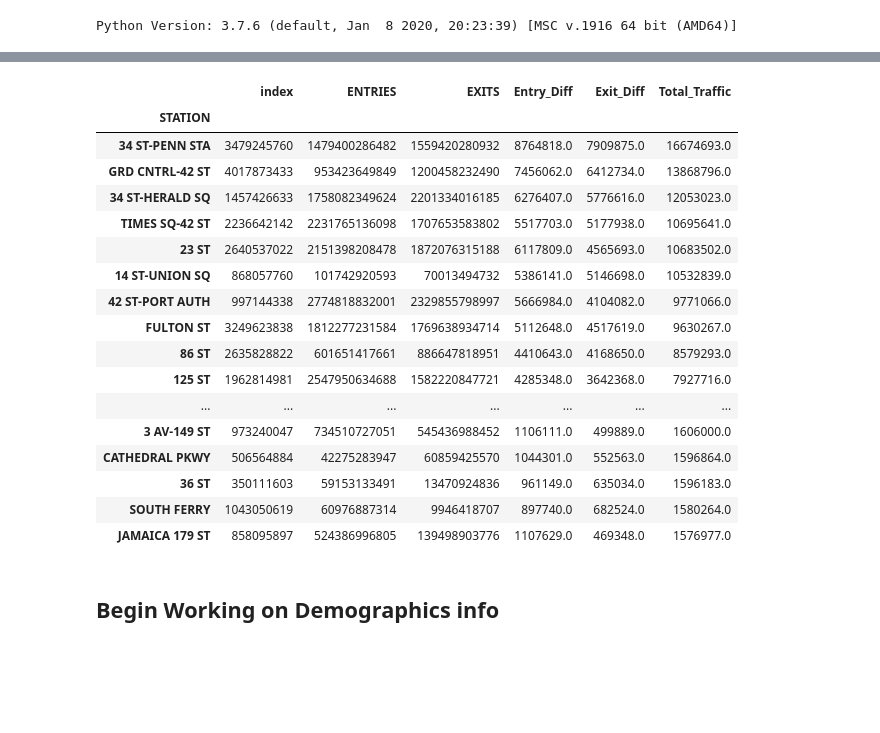
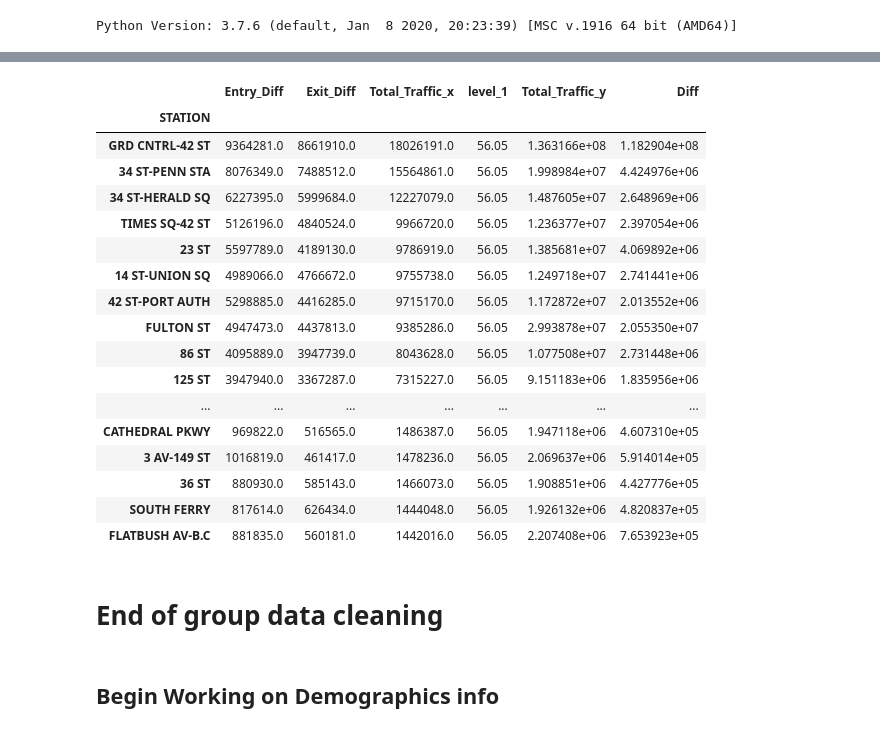
Before and after one commit to dfrantzsmart/Metis_Proj1_MTA, a Jupyter notebook: MTA_Data_Cleaning.ipynb, the cells around one changed output, grey strips where cells are left out. Cells and saved outputs as stored; diff of their text form; code cells hidden in the pictures; blank space fills up the shorter version.

Commit message:
Fix reference to dataframe without outlier filter.

```diff
--- a/MTA_Data_Cleaning.ipynb
+++ b/MTA_Data_Cleaning.ipynb
@@ -90 +82,3 @@ Name: Total_Traffic, dtype: float64
+# %%
+df_turns = Add_Weekday(df_turns, 'DATE')
 # %%
@@ -96,0 +95,8 @@ df_turns_filt = df_turns[df_turns.Total_Traffic<= q_9]
+# %%
+dfc_grouped = df_turns.groupby(['DATE', 'STATION', 'Weekday'])['Entry_Diff', 'Exit_Diff', 'Total_Traffic'].sum().reset_index()
+# %%
+#The upper_quant_df outputs a dataframe of the upper 95% values for each station
+upper_quant_df = dfc_grouped.groupby(['STATION'])['Total_Traffic'].quantile([.95]).reset_index()
+#Then I merge it with the grouped data
+df_turns_no_outlier = dfc_grouped.merge(upper_quant_df, on='STATION')
+df_turns_no_outlier.head()
@@ -96,0 +110,4 @@ df_turns_filt = df_turns[df_turns.Total_Traffic<= q_9]
+# %%
+#delete the rows where The difference between Total_Traffic_y and Total_Traffic_x < 0
+df_turns_no_outlier['Diff'] = df_turns_no_outlier['Total_Traffic_y'] - df_turns_no_outlier['Total_Traffic_x']
+df_turns_no_outlier = df_turns_no_outlier[df_turns_no_outlier['Diff']>= 0]
@@ -97,25 +134,27 @@ df_turns_filt = df_turns[df_turns.Total_Traffic<= q_9]
 # %%
-df_per_station = df_turns_filt.groupby(['STATION']).sum()
-df_per_station.sort_values('Total_Traffic', ascending=False).head(100)
+df_per_station = df_turns_no_outlier.groupby(['STATION']).sum()
+df_per_station.sort_values('Total_Traffic_x', ascending=False).head(100)
 # %% [output]
-|  | index | ENTRIES | EXITS | Entry_Diff | Exit_Diff | Total_Traffic |
+|  | Entry_Diff | Exit_Diff | Total_Traffic_x | level_1 | Total_Traffic_y | Diff |
 | STATION |  |  |  |  |  |  |
-| 34 ST-PENN STA | 3479245760 | 1479400286482 | 1559420280932 | 8764818.0 | 7909875.0 | 16674693.0 |
-| GRD CNTRL-42 ST | 4017873433 | 953423649849 | 1200458232490 | 7456062.0 | 6412734.0 | 13868796.0 |
-| 34 ST-HERALD SQ | 1457426633 | 1758082349624 | 2201334016185 | 6276407.0 | 5776616.0 | 12053023.0 |
-| TIMES SQ-42 ST | 2236642142 | 2231765136098 | 1707653583802 | 5517703.0 | 5177938.0 | 10695641.0 |
-| 23 ST | 2640537022 | 2151398208478 | 1872076315188 | 6117809.0 | 4565693.0 | 10683502.0 |
-| 14 ST-UNION SQ | 868057760 | 101742920593 | 70013494732 | 5386141.0 | 5146698.0 | 10532839.0 |
-| 42 ST-PORT AUTH | 997144338 | 2774818832001 | 2329855798997 | 5666984.0 | 4104082.0 | 9771066.0 |
-| FULTON ST | 3249623838 | 1812277231584 | 1769638934714 | 5112648.0 | 4517619.0 | 9630267.0 |
-| 86 ST | 2635828822 | 601651417661 | 886647818951 | 4410643.0 | 4168650.0 | 8579293.0 |
-| 125 ST | 1962814981 | 2547950634688 | 1582220847721 | 4285348.0 | 3642368.0 | 7927716.0 |
+| GRD CNTRL-42 ST | 9364281.0 | 8661910.0 | 18026191.0 | 56.05 | 1.363166e+08 | 1.182904e+08 |
+| 34 ST-PENN STA | 8076349.0 | 7488512.0 | 15564861.0 | 56.05 | 1.998984e+07 | 4.424976e+06 |
+| 34 ST-HERALD SQ | 6227395.0 | 5999684.0 | 12227079.0 | 56.05 | 1.487605e+07 | 2.648969e+06 |
+| TIMES SQ-42 ST | 5126196.0 | 4840524.0 | 9966720.0 | 56.05 | 1.236377e+07 | 2.397054e+06 |
+| 23 ST | 5597789.0 | 4189130.0 | 9786919.0 | 56.05 | 1.385681e+07 | 4.069892e+06 |
+| 14 ST-UNION SQ | 4989066.0 | 4766672.0 | 9755738.0 | 56.05 | 1.249718e+07 | 2.741441e+06 |
+| 42 ST-PORT AUTH | 5298885.0 | 4416285.0 | 9715170.0 | 56.05 | 1.172872e+07 | 2.013552e+06 |
+| FULTON ST | 4947473.0 | 4437813.0 | 9385286.0 | 56.05 | 2.993878e+07 | 2.055350e+07 |
+| 86 ST | 4095889.0 | 3947739.0 | 8043628.0 | 56.05 | 1.077508e+07 | 2.731448e+06 |
+| 125 ST | 3947940.0 | 3367287.0 | 7315227.0 | 56.05 | 9.151183e+06 | 1.835956e+06 |
 | ... | ... | ... | ... | ... | ... | ... |
-| 3 AV-149 ST | 973240047 | 734510727051 | 545436988452 | 1106111.0 | 499889.0 | 1606000.0 |
-| CATHEDRAL PKWY | 506564884 | 42275283947 | 60859425570 | 1044301.0 | 552563.0 | 1596864.0 |
-| 36 ST | 350111603 | 59153133491 | 13470924836 | 961149.0 | 635034.0 | 1596183.0 |
-| SOUTH FERRY | 1043050619 | 60976887314 | 9946418707 | 897740.0 | 682524.0 | 1580264.0 |
-| JAMAICA 179 ST | 858095897 | 524386996805 | 139498903776 | 1107629.0 | 469348.0 | 1576977.0 |
+| CATHEDRAL PKWY | 969822.0 | 516565.0 | 1486387.0 | 56.05 | 1.947118e+06 | 4.607310e+05 |
+| 3 AV-149 ST | 1016819.0 | 461417.0 | 1478236.0 | 56.05 | 2.069637e+06 | 5.914014e+05 |
+| 36 ST | 880930.0 | 585143.0 | 1466073.0 | 56.05 | 1.908851e+06 | 4.427776e+05 |
+| SOUTH FERRY | 817614.0 | 626434.0 | 1444048.0 | 56.05 | 1.926132e+06 | 4.820837e+05 |
+| FLATBUSH AV-B.C | 881835.0 | 560181.0 | 1442016.0 | 56.05 | 2.207408e+06 | 7.653923e+05 |
+# %% [markdown]
+# End of group data cleaning
 # %% [markdown]
 ## Begin Working on Demographics info
 # %% [markdown]
```
Also changed, not shown: parts of 9 cells of this notebook, 1 other file.
